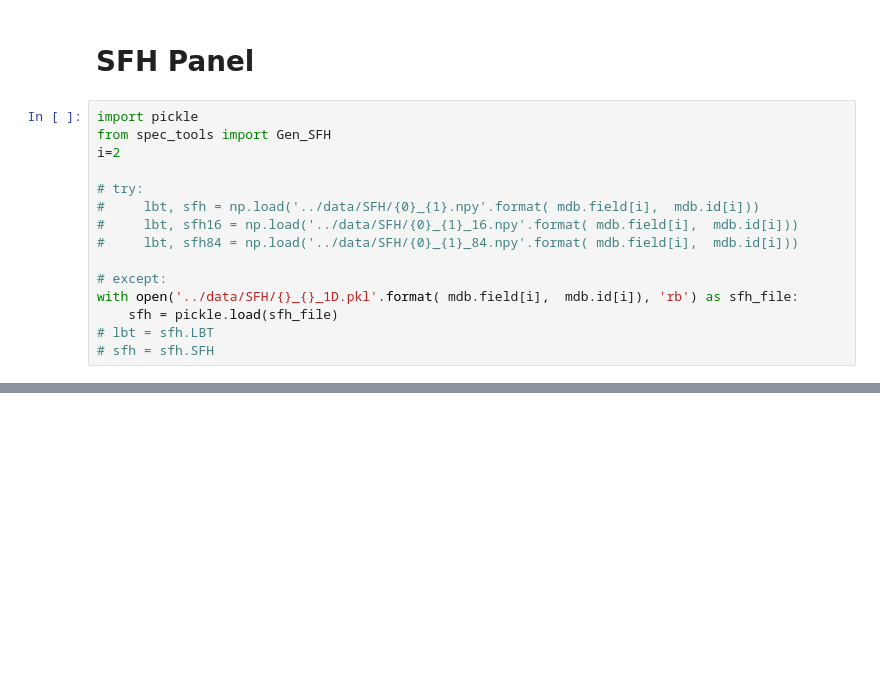
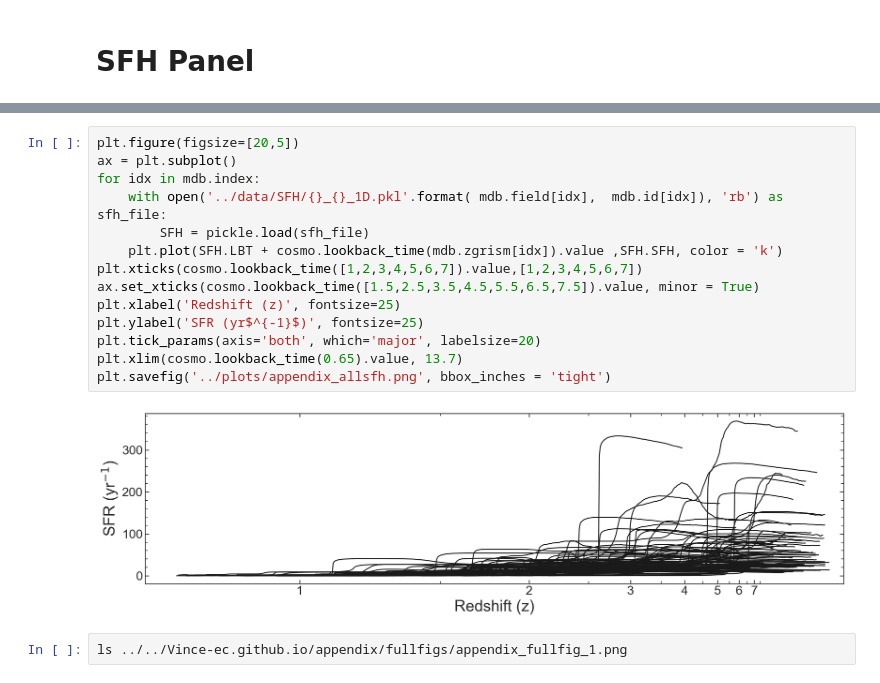
Before and after one commit to Vince-ec/Cluster_and_field, a Jupyter notebook: scripts/Giant_sfh_plot.ipynb, the cells around one changed output, grey strips where cells are left out. Saved outputs shown, nothing was run; the diff lists cells and outputs as text; blank space fills up the shorter version.

```diff
--- a/scripts/Giant_sfh_plot.ipynb
+++ b/scripts/Giant_sfh_plot.ipynb
@@ -130,18 +131,3 @@ plt.yticks([])
 [figure]
 # %% [markdown]
 # SFH Panel
-# %%
-import pickle
-from spec_tools import Gen_SFH
-i=2
-
-# try:
-#     lbt, sfh = np.load('../data/SFH/{0}_{1}.npy'.format( mdb.field[i],  mdb.id[i]))
-#     lbt, sfh16 = np.load('../data/SFH/{0}_{1}_16.npy'.format( mdb.field[i],  mdb.id[i]))
-#     lbt, sfh84 = np.load('../data/SFH/{0}_{1}_84.npy'.format( mdb.field[i],  mdb.id[i]))
-
-# except:
-with open('../data/SFH/{}_{}_1D.pkl'.format( mdb.field[i],  mdb.id[i]), 'rb') as sfh_file:
-    sfh = pickle.load(sfh_file)
-# lbt = sfh.LBT
-# sfh = sfh.SFH
@@ -197,0 +257,18 @@ plt.show()
+# %%
+plt.figure(figsize=[20,5])
+ax = plt.subplot()
+for idx in mdb.index:
+    with open('../data/SFH/{}_{}_1D.pkl'.format( mdb.field[idx],  mdb.id[idx]), 'rb') as sfh_file:
+        SFH = pickle.load(sfh_file)
+    plt.plot(SFH.LBT + cosmo.lookback_time(mdb.zgrism[idx]).value ,SFH.SFH, color = 'k')
+plt.xticks(cosmo.lookback_time([1,2,3,4,5,6,7]).value,[1,2,3,4,5,6,7])
+ax.set_xticks(cosmo.lookback_time([1.5,2.5,3.5,4.5,5.5,6.5,7.5]).value, minor = True)
+plt.xlabel('Redshift (z)', fontsize=25)
+plt.ylabel('SFR (yr$^{-1}$)', fontsize=25)
+plt.tick_params(axis='both', which='major', labelsize=20)
+plt.xlim(cosmo.lookback_time(0.65).value, 13.7)
+plt.savefig('../plots/appendix_allsfh.png', bbox_inches = 'tight')
+# %% [output]
+[figure, added]
+# %%
+ls ../../Vince-ec.github.io/appendix/fullfigs/appendix_fullfig_1.png
```
Also changed, not shown: parts of 4 cells of this notebook, 2 other files.
